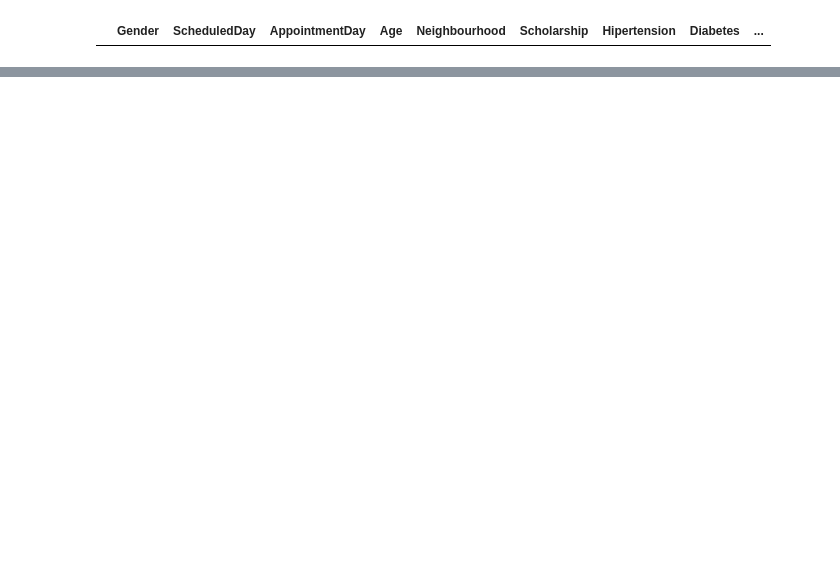
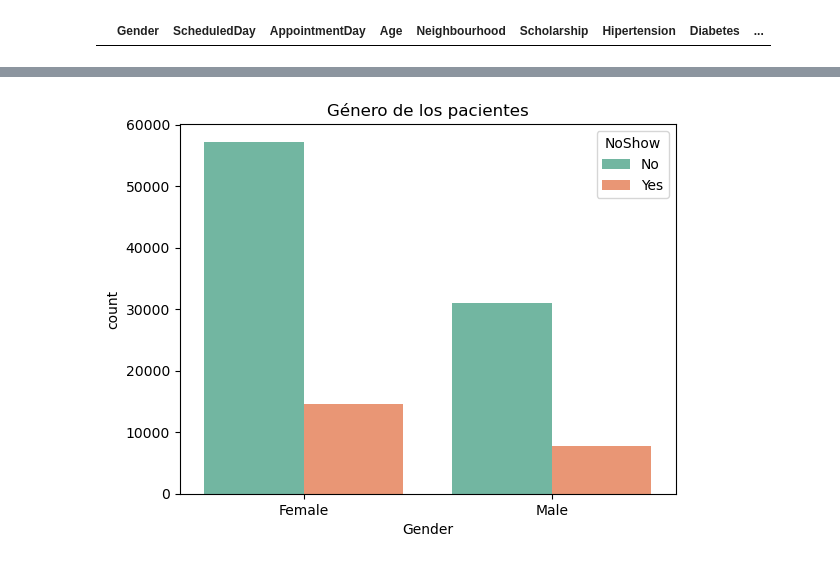
Before and after one commit to Csantibanez8/evaluacion_m3, a Jupyter notebook: cristobalsantibanezm_tareamodulo3.ipynb, the cells around one changed output, grey strips where cells are left out. Cells and saved outputs as stored; diff of their text form; code cells hidden in the pictures; blank space fills up the shorter version.

```diff
--- a/cristobalsantibanezm_tareamodulo3.ipynb
+++ b/cristobalsantibanezm_tareamodulo3.ipynb
@@ -234,0 +380,8 @@ nsp[(nsp.Age <= 0) & ((nsp.Hipertension.astype(int) == 1) | (nsp.Diabetes.astype
+# %%
+ax = sns.countplot(x=nsp.Gender, hue=nsp.NoShow, data=nsp, palette="Set2")
+ax.set_title("Género de los pacientes")
+x_ticks_labels=["Female", "Male"]
+ax.set_xticklabels(x_ticks_labels)
+plt.show()
+# %% [output]
+[figure, added]
```
Also changed, not shown: parts of 56 cells of this notebook.
